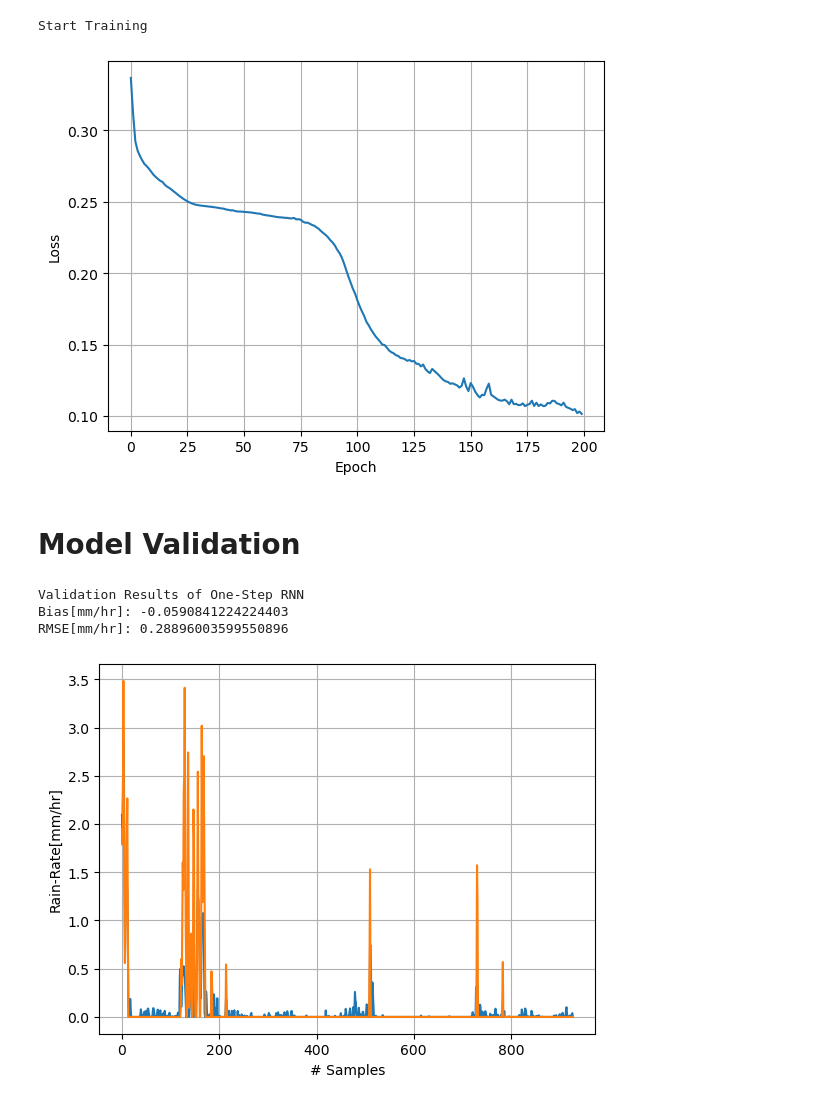
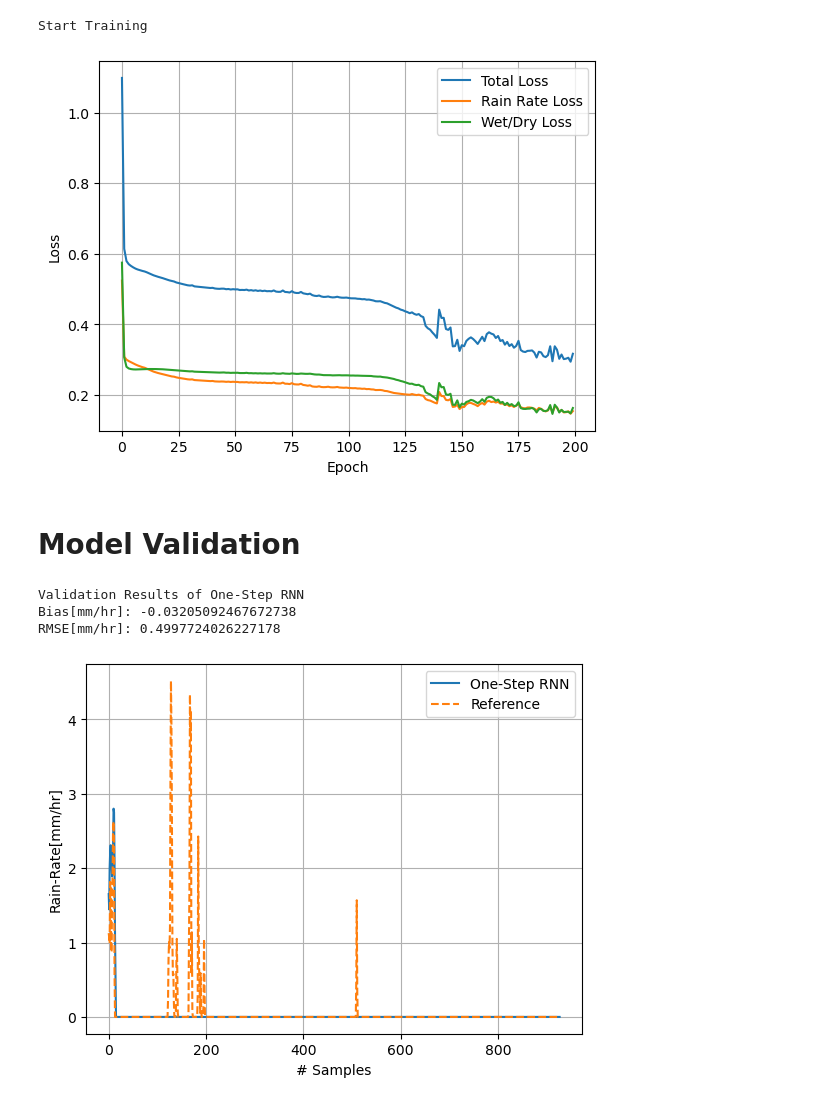
Before and after one commit to haihabi/PyNNcml, a Jupyter notebook: examples/training_rnn.ipynb, the cells around one changed output. Drawn from its saved outputs; the diff is of its cells as text; code cells hidden in the pictures.

```diff
--- a/examples/training_rnn.ipynb
+++ b/examples/training_rnn.ipynb
@@ -71,10 +112,12 @@ Not downloading!
 # %%
-model = pnc.scm.rain_estimation.one_step_network(n_layers=n_layers,
-                                                 rnn_type=rnn_type,
+model = pnc.scm.rain_estimation.two_step_network(n_layers=n_layers,  # Number of RNN layers
+                                                 rnn_type=rnn_type,  # Type of RNN (GRU, LSTM)
                                                  normalization_cfg=pnc.training_helpers.compute_data_normalization(
                                                      data_loader),
-                                                 rnn_input_size=180,
-                                                 rnn_n_features=128,
-                                                 metadata_input_size=2,
-                                                 metadata_n_features=32,
-                                                 pretrained=False).to(device)
+                                                 # Compute the normalization statistics from the training dataset.
+                                                 rnn_input_size=180,  # 90 + 90 (RSL + TSL)
+                                                 rnn_n_features=128,  # Number of features in the RNN
+                                                 metadata_input_size=2,  # Number of metadata features
+                                                 metadata_n_features=32,  # Number of features in the metadata
+                                                 pretrained=False).to(
+    device)  # Pretrained model is set to False to train the model from scratch.
@@ -83,6 +135,7 @@ model = pnc.scm.rain_estimation.one_step_network(n_layers=n_layers,
 # %%
 opt = torch.optim.RAdam(model.parameters(), lr=lr, weight_decay=1e-4)
-loss_function = torch.nn.MSELoss()
+loss_function_rain_est = torch.nn.MSELoss()
+loss_function_wet_dry = torch.nn.BCELoss()
 ra = pnc.analysis.ResultsAccumulator()
 am = pnc.analysis.AverageMetric()
 model.train()
@@ -97,27 +150,35 @@ for epoch in tqdm(range(n_epochs)):
             _rr = rain_rate[:, step * window_size:(step + 1) * window_size].float().to(device)
             _rsl = rsl[:, step * window_size:(step + 1) * window_size, :].to(device)
             _tsl = tsl[:, step * window_size:(step + 1) * window_size, :].to(device)
-            rain_hat, state = model(torch.cat([_rsl, _tsl], dim=-1), metadata.to(device), state.detach())
-            loss = loss_function(rain_hat.squeeze(dim=-1), _rr)
+            rain_estimation_detection, state = model(torch.cat([_rsl, _tsl], dim=-1), metadata.to(device),
+                                                     state.detach())
+            rain_hat = rain_estimation_detection[:, :, 0]
+            rain_detection = rain_estimation_detection[:, :, 1]
+
+            loss_est = loss_function_rain_est(rain_hat, _rr)
+            loss_detection = loss_function_wet_dry(rain_detection, (_rr > 0.1).float())
+            loss = loss_est + loss_detection
             loss.backward()
-            am.add_results(loss=loss.item())
+            am.add_results(loss=loss.item(), loss_est=loss_est.item(), loss_detection=loss_detection.item())
             opt.step()
-    ra.add_results(loss=am.get_results("loss"))
+    ra.add_results(loss=am.get_results("loss"), loss_est=am.get_results("loss_est"),loss_detection=am.get_results("loss_detection"))
 # %% [output]
 Start Training
 # %%
-plt.plot(ra.get_results("loss"))
+plt.plot(ra.get_results("loss"), label="Total Loss")
+plt.plot(ra.get_results("loss_est"), label="Rain Rate Loss")
+plt.plot(ra.get_results("loss_detection"), label="Wet/Dry Loss")
 plt.grid()
+plt.legend()
 plt.xlabel("Epoch")
 plt.ylabel("Loss")
 plt.show()
 # %% [output]
-[figure, old version]
+[figure, new version]
 # %% [markdown]
 # Model Validation
 # %%
 model.eval()
-
 for rain_rate, rsl, tsl, metadata in val_loader:
     state = model.init_state(batch_size=rsl.shape[0])
     m_step = math.floor(rain_rate.shape[1] / window_size)
@@ -128,7 +189,10 @@ for rain_rate, rsl, tsl, metadata in val_loader:
         _rr = rain_rate[:, step * window_size:(step + 1) * window_size].float().to(device)
         _rsl = rsl[:, step * window_size:(step + 1) * window_size, :].to(device)
         _tsl = tsl[:, step * window_size:(step + 1) * window_size, :].to(device)
-        rain_hat, state = model(torch.cat([_rsl, _tsl], dim=-1), metadata.to(device), state.detach())
+        rain_estimation_detection, state = model(torch.cat([_rsl, _tsl], dim=-1), metadata.to(device), state.detach())
+        rain_detection = rain_estimation_detection[:, :, 1]
+        rain_hat = rain_estimation_detection[:, :, 0]*torch.round(rain_detection) # Rain Rate is computed only for wet samples
+
         rain_hat_list.append(rain_hat.detach().cpu().numpy())
         rain_ref_list.append(_rr.detach().cpu().numpy())
         delta = rain_hat.squeeze(dim=-1) - _rr
@@ -140,17 +204,18 @@ print("Bias[mm/hr]:", am.get_results("bias"))
 print("RMSE[mm/hr]:", np.sqrt(am.get_results("mse")))
 # %% [output]
 Validation Results of One-Step RNN
-Bias[mm/hr]: -0.0590841224224403
-RMSE[mm/hr]: 0.28896003599550896
+Bias[mm/hr]: -0.03205092467672738
+RMSE[mm/hr]: 0.4997724026227178
 # %%
 rain_hat_array = np.concatenate(rain_hat_list, axis=1)
 rain_ref_array = np.concatenate(rain_ref_list, axis=1)
 
-plt.plot(np.maximum(rain_hat_array[0, :, 0], 0), label="One-Step RNN")
-plt.plot(rain_ref_array[0, :], label="Reference")
+plt.plot(np.maximum(rain_hat_array[0, :], 0), label="One-Step RNN")
+plt.plot(rain_ref_array[0, :],"--", label="Reference")
 plt.grid()
+plt.legend()
 plt.ylabel("Rain-Rate[mm/hr]")
 plt.xlabel("# Samples")
 plt.show()
 # %% [output]
-[figure, old version]
+[figure, new version]
```
Also changed, not shown: parts of 7 cells of this notebook, 6 other files.
